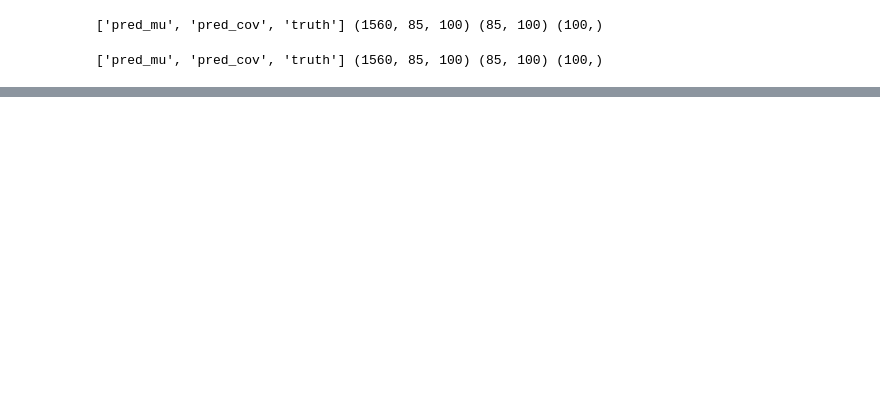
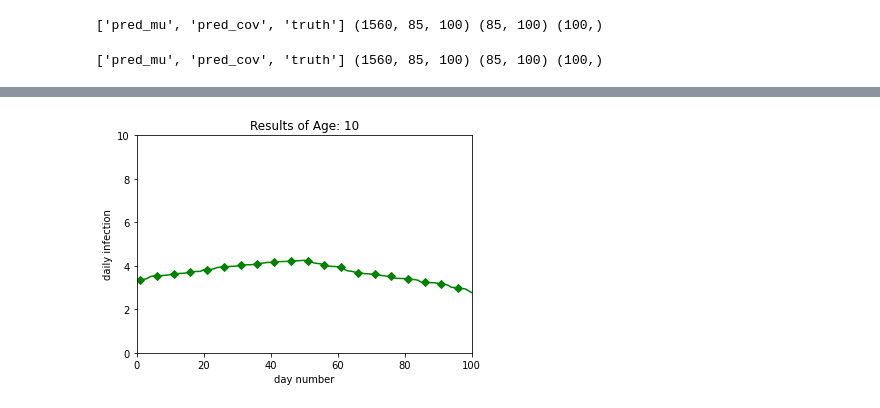
Before and after one commit to apatankar22/hier-neural-proc, a Jupyter notebook: visualization.ipynb, the cells around one changed output, grey strips where cells are left out. Cells and saved outputs as stored; diff of their text form; code cells hidden in the pictures; blank space fills up the shorter version.

```diff
--- a/visualization.ipynb
+++ b/visualization.ipynb
@@ -154,0 +188,35 @@ plt.show()
+# %%
+#truth (1560x8500, 8500 condensed to 100)
+sfgp[0].shape
+new_sfgp = [0] * 100
+#nargp.sort()
+
+for j in range(1560):
+    for i in range(100):
+        new_sfgp[i] += np.average(sfgp[0][j][85 * i: 85 * (i+1)])
+
+new_sfgp = np.divide(new_sfgp, 1560)
+first, second = list(new_sfgp)[:len(new_sfgp)//2], list(new_sfgp)[len(new_sfgp)//2:]
+first.sort(), second.sort(reverse=True)
+new_sfgp = first + second
+# %%
+#age 1: 0-99, 2: 100-199, 3: 200-299, .. 9: 800-899, 10: 900-999
+age = 10
+
+
+#y = np.divide(y, nargp[0][900:1000].shape)
+x = np.array([i for i in range(1,101)])
+proc_map = {"NARGP": ("green", "D")}
+
+plt.plot()
+plt.title("Results of Age: " + str(age))
+plt.xlabel("day number")
+plt.ylabel("daily infection")
+
+#plt.plot(x, y, marker = proc_map["NARGP"][1], color = proc_map["NARGP"][0], markevery = 5, markersize = 5)
+plt.plot(x, new_sfgp, marker = proc_map["NARGP"][1], color = proc_map["NARGP"][0], markevery = 5, markersize = 5)
+plt.ylim(0, 10)
+plt.xlim(0, 100)
+plt.show()
+# %% [output]
+[figure, added]
```
Also changed, not shown: parts of 14 cells of this notebook.
